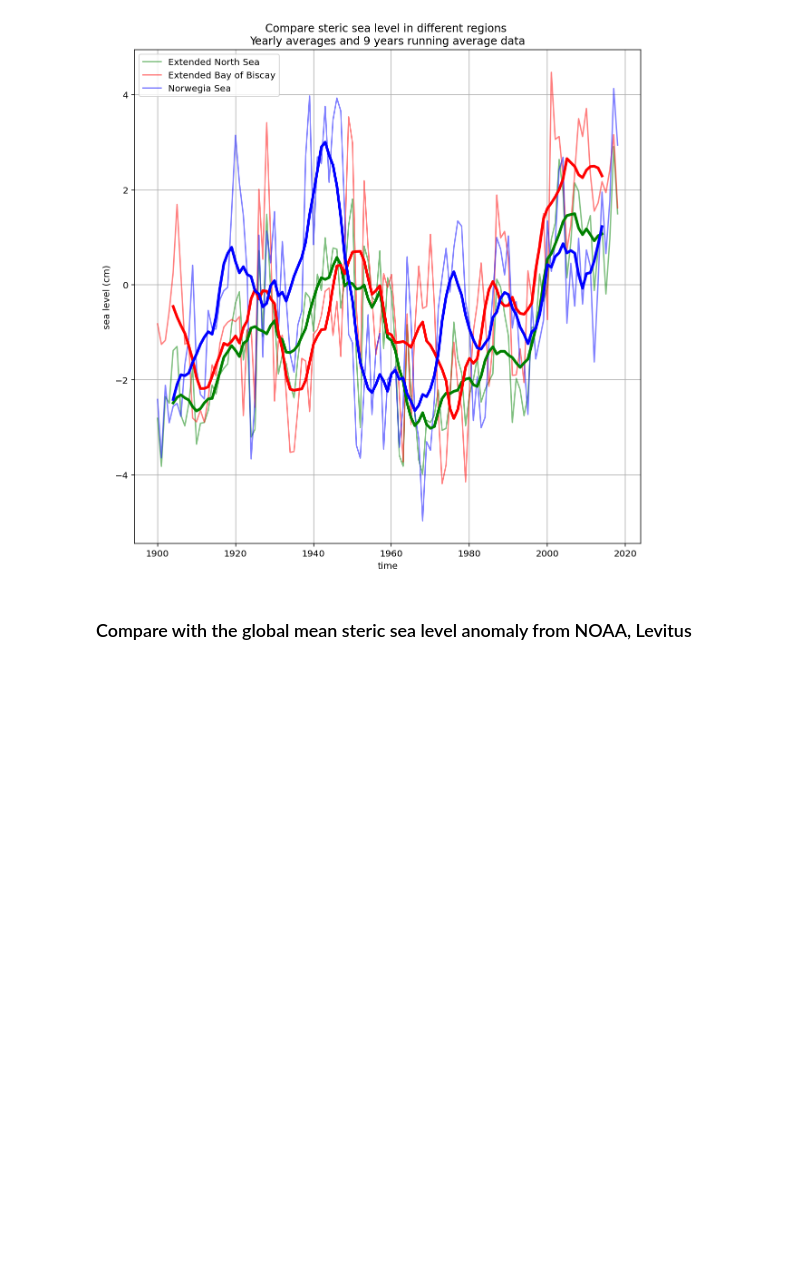
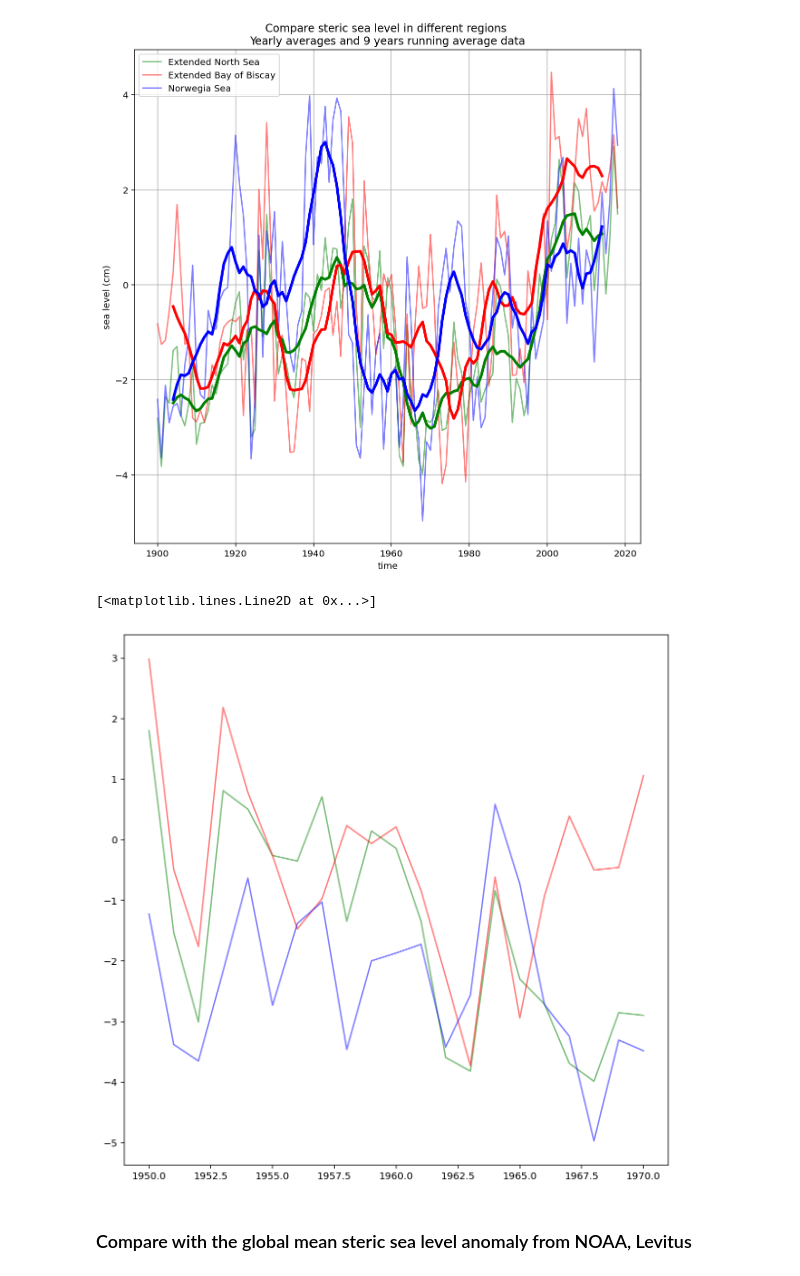
Before and after one commit to Jacobiaan/SLBudget, a Jupyter notebook: notebooks/Steric.ipynb, the cells around one changed output. Saved outputs shown, nothing was run; the diff lists cells and outputs as text; code cells hidden in the pictures; blank space fills up the shorter version.

```diff
--- a/notebooks/Steric.ipynb
+++ b/notebooks/Steric.ipynb
@@ -183,6 +183,14 @@ plt.legend(loc='upper left')
 # %% [output]
 <matplotlib.legend.Legend at 0x...>
 [figure]
+# %%
+fig, ax = plt.subplots(figsize=(10,10))
+ax.plot(StericSL_ENS_df.loc[1950:1970], 'g-', alpha=0.5, label='Extended North Sea')
+ax.plot(StericSL_EBB_df.loc[1950:1970], 'r-', alpha=0.5, label='Extended Bay of Biscay')
+ax.plot(StericSL_NWS_df.loc[1950:1970], 'b-', alpha=0.5, label='Norwegia Sea')
+# %% [output]
+[<matplotlib.lines.Line2D at 0x...>]
+[figure, added]
 # %% [markdown]
 ### Compare with the global mean steric sea level anomaly from NOAA, Levitus
 # %%
```
Also changed, not shown: parts of 3 cells of this notebook, 1 other file.
